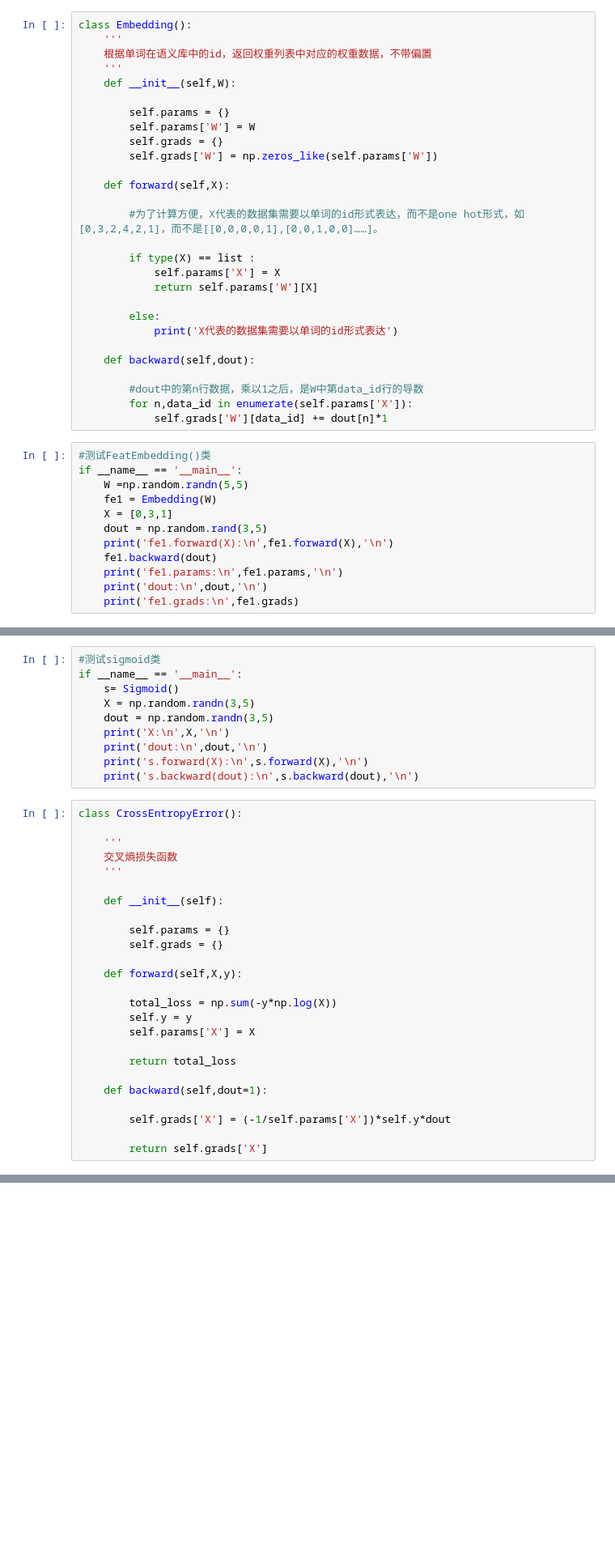
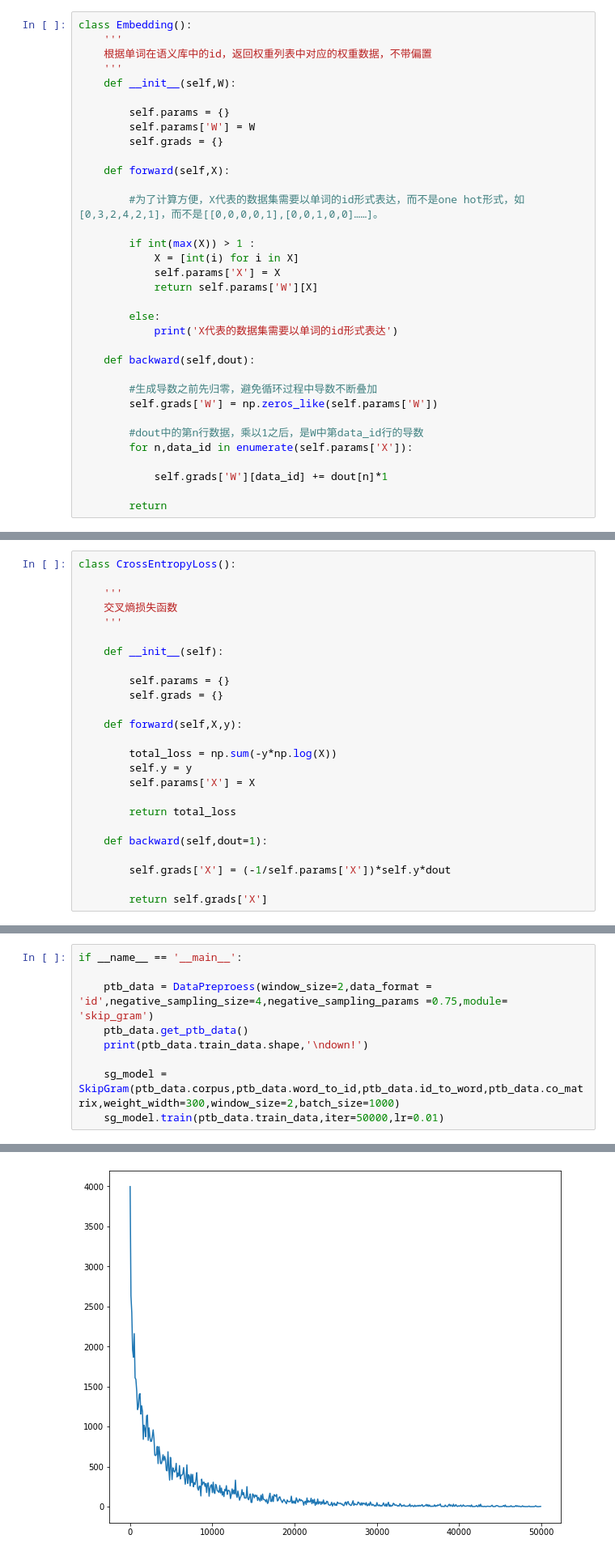
Before and after one commit to wangzy60/Self-Teaching-Machine-Learning-And-Deep-Learning, a Jupyter notebook: chapter4.ipynb, the cells around one changed output, grey strips where cells are left out. Shown: that part at 81% size. Saved outputs shown, nothing was run; the diff lists cells and outputs as text; blank space fills up the shorter version.

```diff
--- a/chapter4.ipynb
+++ b/chapter4.ipynb
@@ -37,13 +39,13 @@ class Embedding():
         self.params = {}
         self.params['W'] = W
         self.grads = {}
-        self.grads['W'] = np.zeros_like(self.params['W'])
 
     def forward(self,X):
 
         #为了计算方便，X代表的数据集需要以单词的id形式表达，而不是one hot形式，如[0,3,2,4,2,1]，而不是[[0,0,0,0,1],[0,0,1,0,0]……]。
 
-        if type(X) == list :
+        if int(max(X)) > 1 :
+            X = [int(i) for i in X]
             self.params['X'] = X
             return self.params['W'][X]
 
@@ -52,18 +54,12 @@ class Embedding():
 
     def backward(self,dout):
 
+        #生成导数之前先归零，避免循环过程中导数不断叠加
+        self.grads['W'] = np.zeros_like(self.params['W'])
+
         #dout中的第n行数据，乘以1之后，是W中第data_id行的导数
         for n,data_id in enumerate(self.params['X']):
+
             self.grads['W'][data_id] += dout[n]*1
+
+        return
-# %%
-#测试FeatEmbedding()类
-if __name__ == '__main__':
-    W =np.random.randn(5,5)
-    fe1 = Embedding(W)
-    X = [0,3,1]
-    dout = np.random.rand(3,5)
-    print('fe1.forward(X):\n',fe1.forward(X),'\n')
-    fe1.backward(dout)
-    print('fe1.params:\n',fe1.params,'\n')
-    print('dout:\n',dout,'\n')
-    print('fe1.grads:\n',fe1.grads)
@@ -93,18 +133,8 @@ class Sigmoid():
         self.grads['X'] = dout*self.y*(1-self.y)
 
         return self.grads['X']
-# %%
-#测试sigmoid类
-if __name__ == '__main__':
-    s= Sigmoid()
-    X = np.random.randn(3,5)
-    dout = np.random.randn(3,5)
-    print('X:\n',X,'\n')
-    print('dout:\n',dout,'\n')
-    print('s.forward(X):\n',s.forward(X),'\n')
-    print('s.backward(dout):\n',s.backward(dout),'\n')
 # %%
-class CrossEntropyError():
+class CrossEntropyLoss():
 
     '''
     交叉熵损失函数
@@ -130,0 +661,10 @@ class CrossEntropyError():
+# %%
+if __name__ == '__main__':
+
+    ptb_data = DataPreproess(window_size=2,data_format = 'id',negative_sampling_size=4,negative_sampling_params =0.75,module= 'skip_gram')
+    ptb_data.get_ptb_data()
+    print(ptb_data.train_data.shape,'\ndown!')
+
+    sg_model = SkipGram(ptb_data.corpus,ptb_data.word_to_id,ptb_data.id_to_word,ptb_data.co_matrix,weight_width=300,window_size=2,batch_size=1000)
+    sg_model.train(ptb_data.train_data,iter=50000,lr=0.01)
+# %% [output]
@@ -130,0 +688 @@ class CrossEntropyError():
+[figure, added]
```
Also changed, not shown: parts of 27 cells of this notebook.
